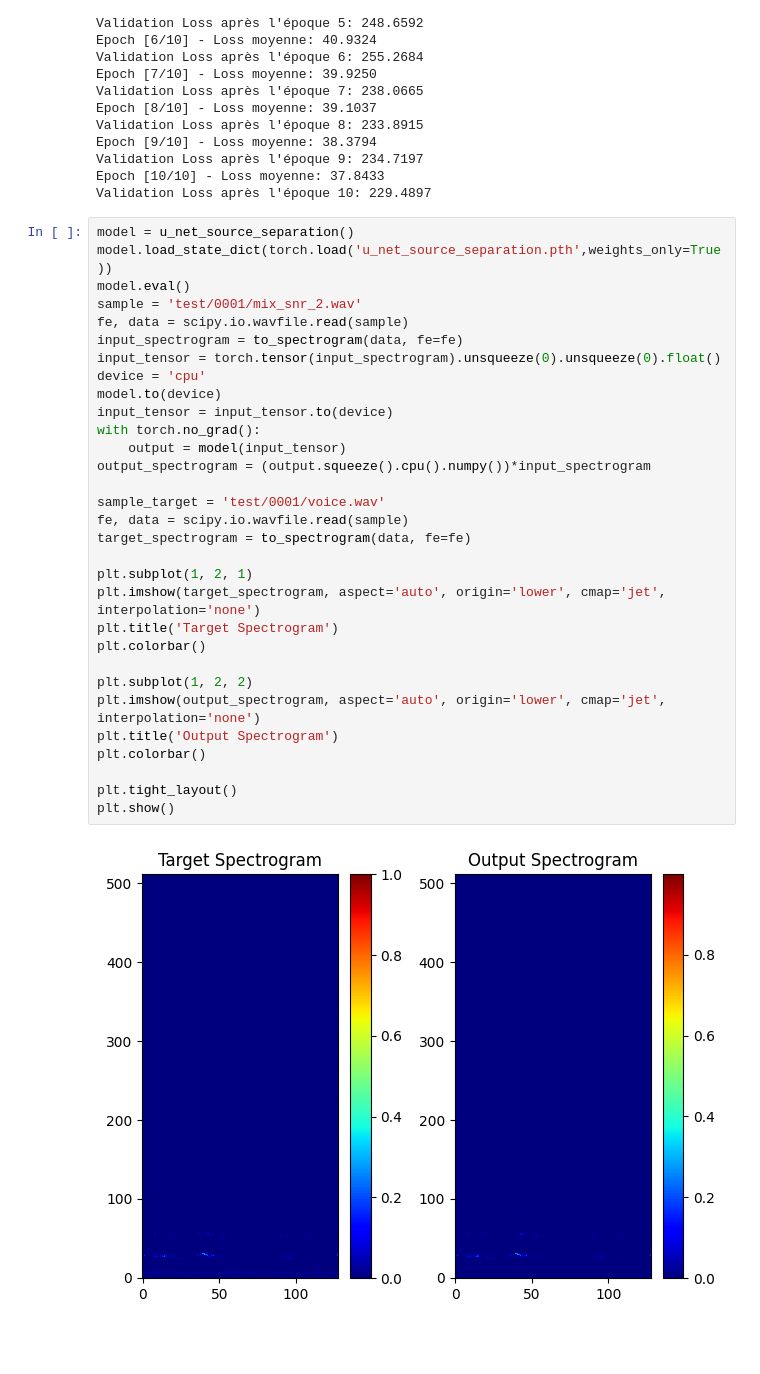
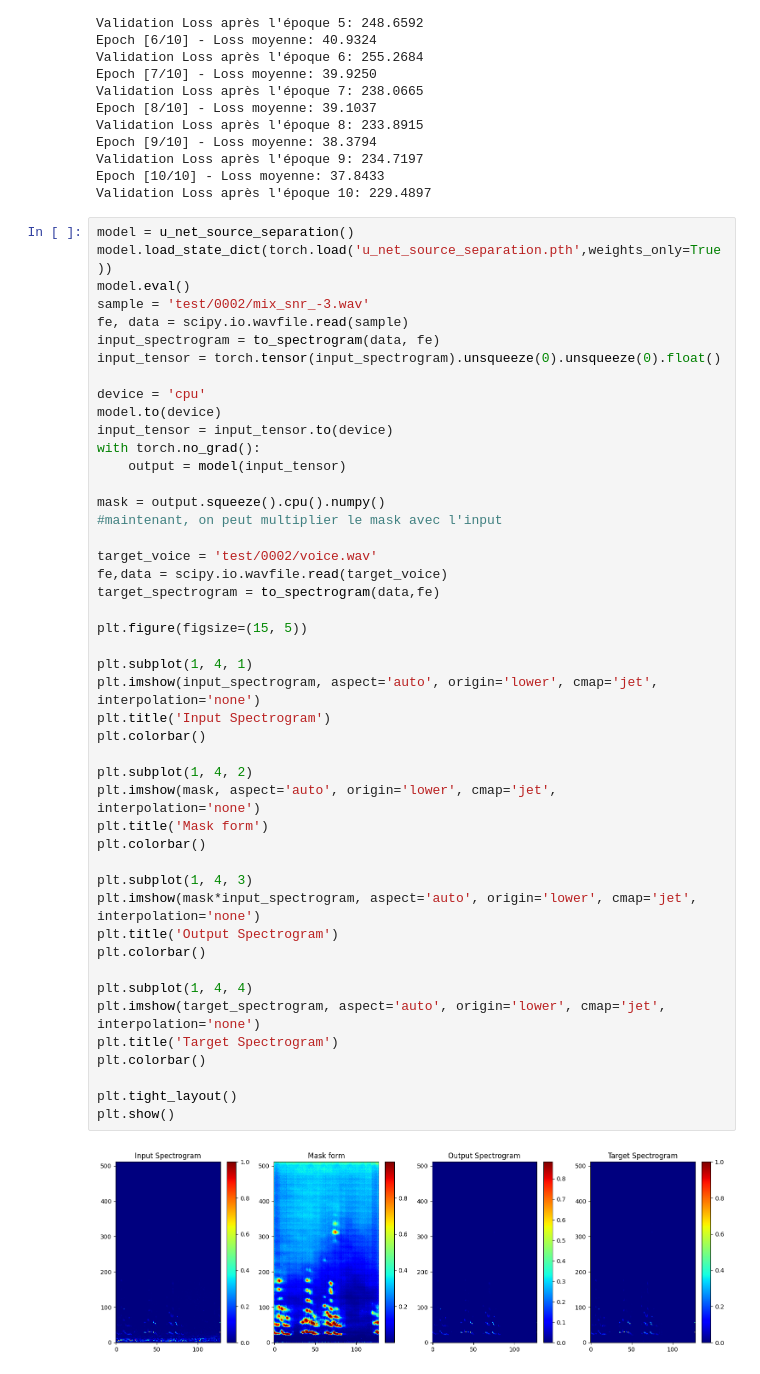
Before and after one commit to romainpujol/deep_learning_signal, a Jupyter notebook: source_separation.ipynb, the cells around one changed output. Cells and saved outputs as stored; diff of their text form; blank space fills up the shorter version.

```diff
--- a/source_separation.ipynb
+++ b/source_separation.ipynb
@@ -419,33 +397,48 @@ Validation Loss après l'époque 10: 229.4897
 # %%
 model = u_net_source_separation()
 model.load_state_dict(torch.load('u_net_source_separation.pth',weights_only=True))
 model.eval()
-sample = 'test/0001/mix_snr_2.wav'
+sample = 'test/0002/mix_snr_-3.wav'
 fe, data = scipy.io.wavfile.read(sample)
-input_spectrogram = to_spectrogram(data, fe=fe)
+input_spectrogram = to_spectrogram(data, fe)
 input_tensor = torch.tensor(input_spectrogram).unsqueeze(0).unsqueeze(0).float()
+
 device = 'cpu'
 model.to(device)
 input_tensor = input_tensor.to(device)
 with torch.no_grad():
     output = model(input_tensor)
-output_spectrogram = (output.squeeze().cpu().numpy())*input_spectrogram
 
-sample_target = 'test/0001/voice.wav'
-fe, data = scipy.io.wavfile.read(sample)
-target_spectrogram = to_spectrogram(data, fe=fe)
+mask = output.squeeze().cpu().numpy()
+#maintenant, on peut multiplier le mask avec l'input
 
-plt.subplot(1, 2, 1)
+target_voice = 'test/0002/voice.wav'
+fe,data = scipy.io.wavfile.read(target_voice)
+target_spectrogram = to_spectrogram(data,fe)
+
+plt.figure(figsize=(15, 5))
+
+plt.subplot(1, 4, 1)
+plt.imshow(input_spectrogram, aspect='auto', origin='lower', cmap='jet', interpolation='none')
+plt.title('Input Spectrogram')
+plt.colorbar()
+
+plt.subplot(1, 4, 2)
+plt.imshow(mask, aspect='auto', origin='lower', cmap='jet', interpolation='none')
+plt.title('Mask form')
+plt.colorbar()
+
+plt.subplot(1, 4, 3)
+plt.imshow(mask*input_spectrogram, aspect='auto', origin='lower', cmap='jet', interpolation='none')
+plt.title('Output Spectrogram')
+plt.colorbar()
+
+plt.subplot(1, 4, 4)
 plt.imshow(target_spectrogram, aspect='auto', origin='lower', cmap='jet', interpolation='none')
 plt.title('Target Spectrogram')
 plt.colorbar()
 
-plt.subplot(1, 2, 2)
-plt.imshow(output_spectrogram, aspect='auto', origin='lower', cmap='jet', interpolation='none')
-plt.title('Output Spectrogram')
-plt.colorbar()
-
 plt.tight_layout()
 plt.show()
 # %% [output]
-[figure, old version]
+[figure, new version]
```
Also changed, not shown: parts of 4 cells of this notebook.
